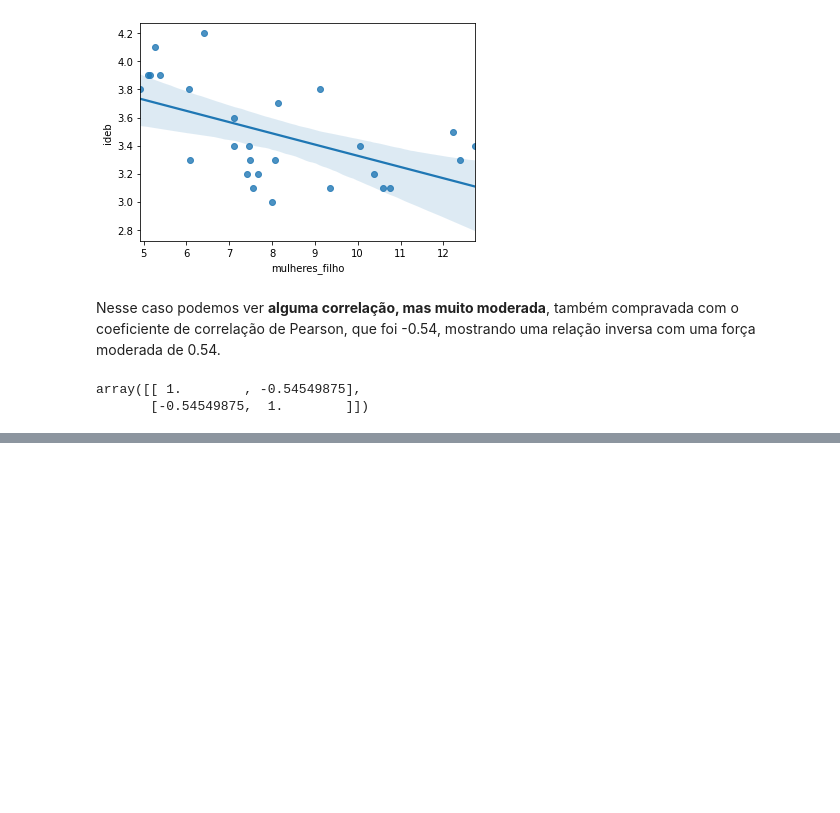
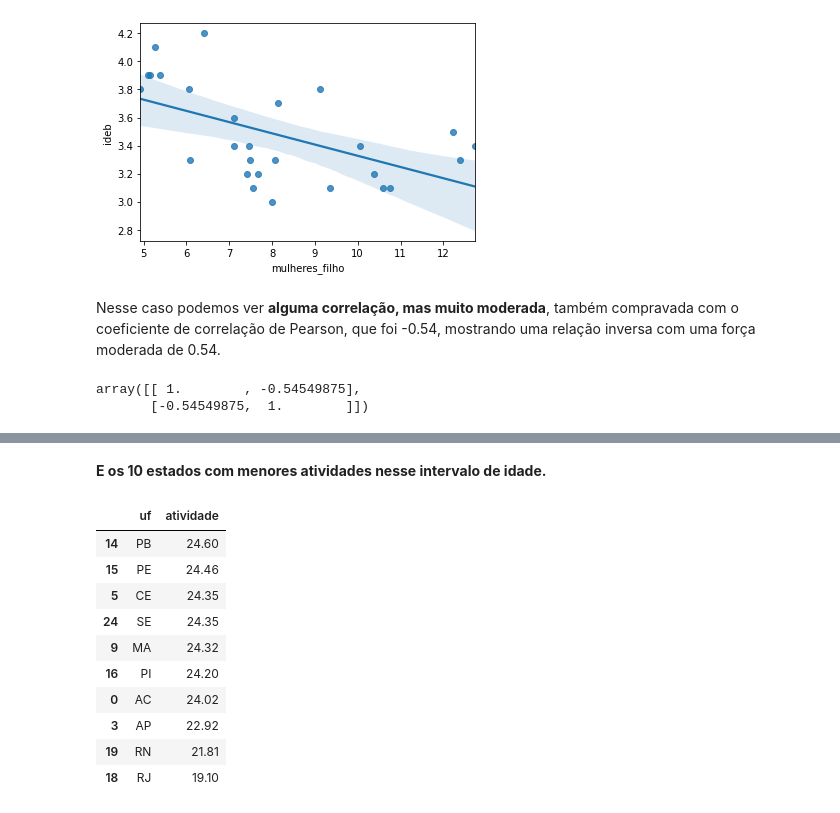
Before and after one commit to viniciuslettieri/analytica, a Jupyter notebook: Educacao_Brasileira/educacao_brasileira.ipynb, the cells around one changed output, grey strips where cells are left out. Cells and saved outputs as stored; diff of their text form; code cells hidden in the pictures; blank space fills up the shorter version.

```diff
--- a/Educacao_Brasileira/educacao_brasileira.ipynb
+++ b/Educacao_Brasileira/educacao_brasileira.ipynb
@@ -821,0 +884,16 @@ array([[ 1.        , -0.54549875],
+# %% [markdown]
+**E os 10 estados com menores atividades nesse intervalo de idade.**
+# %%
+df.tail(10)
+# %% [output]
+|  | uf | atividade |
+| 14 | PB | 24.60 |
+| 15 | PE | 24.46 |
+| 5 | CE | 24.35 |
+| 24 | SE | 24.35 |
+| 9 | MA | 24.32 |
+| 16 | PI | 24.20 |
+| 0 | AC | 24.02 |
+| 3 | AP | 22.92 |
+| 19 | RN | 21.81 |
+| 18 | RJ | 19.10 |
```
Also changed, not shown: parts of 9 cells of this notebook.
